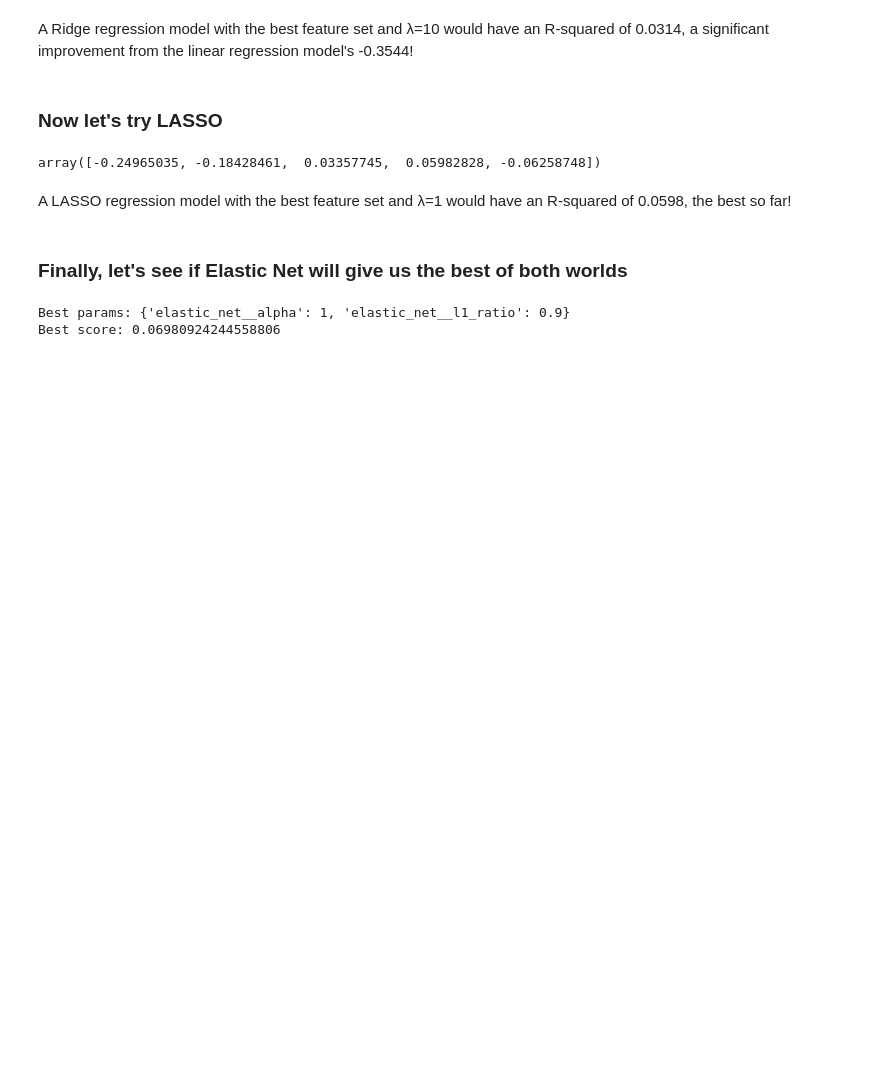
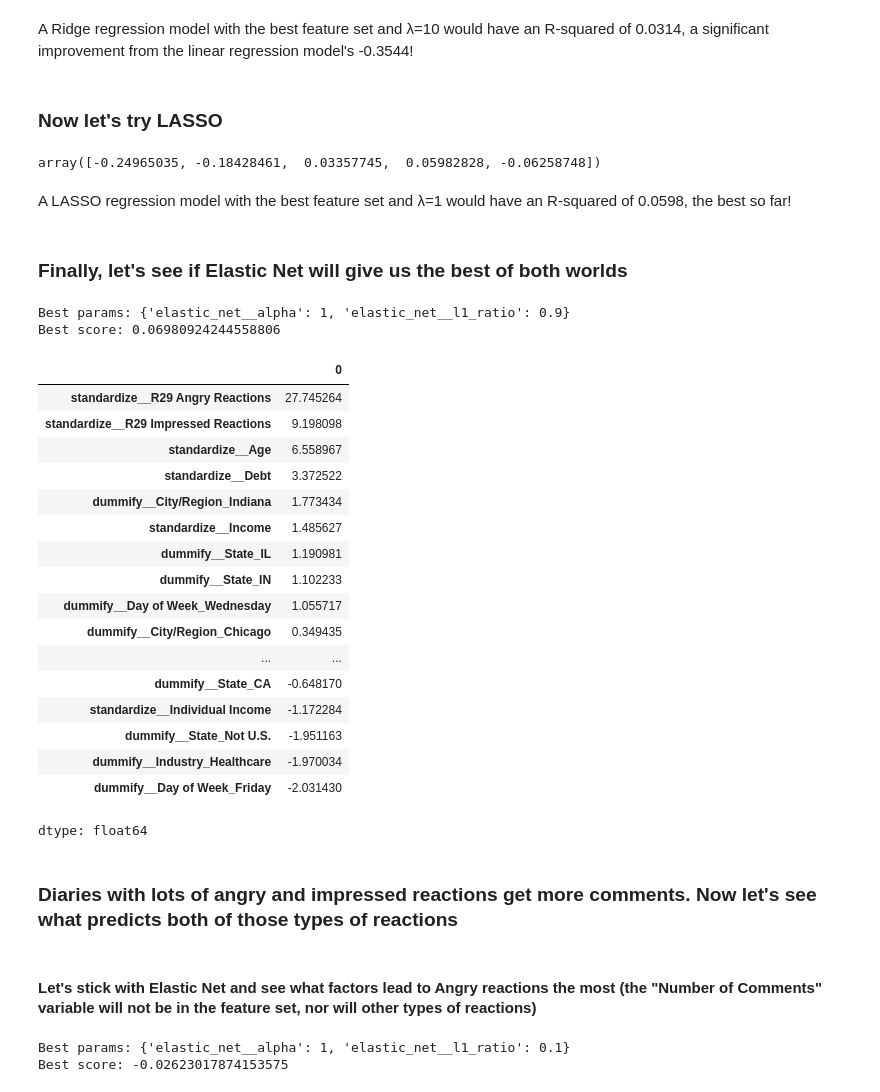
Before and after one commit to mgracie2002/Refinery29-Money-Diaries-Project, a Jupyter notebook: money_diaries_notebook.ipynb, the cells around one changed output. Drawn from its saved outputs; the diff is of its cells as text; code cells hidden in the pictures; blank space fills up the shorter version.

Commit message:
Update Python notebook
This one has predictive models predicting Angry and Impressed reactions, as those are the top two factors predicting number of comments

```diff
--- a/money_diaries_notebook.ipynb
+++ b/money_diaries_notebook.ipynb
@@ -581,3 +580,67 @@ print("Best score:", gscv_fitted.best_score_)
 # %% [output]
 Best params: {'elastic_net__alpha': 1, 'elastic_net__l1_ratio': 0.9}
 Best score: 0.06980924244558806
+# %%
+# Fit elastic net pipeline with the best parameters
+elastic_net_pipeline = Pipeline([("preprocessing", ct), ("elastic_net", ElasticNet(alpha=1, l1_ratio=0.9))])
+elastic_net_pipeline_fitted = elastic_net_pipeline.fit(X, y)
+
+# Get the coefficients of this model for interpretation
+feature_names = ct.get_feature_names_out()
+elastic_net_coefs = elastic_net_pipeline_fitted.named_steps["elastic_net"].coef_
+pd.Series(elastic_net_coefs, index=feature_names).sort_values(ascending=False)
+# %% [output]
+|  | 0 |
+| standardize__R29 Angry Reactions | 27.745264 |
+| standardize__R29 Impressed Reactions | 9.198098 |
+| standardize__Age | 6.558967 |
+| standardize__Debt | 3.372522 |
+| dummify__City/Region_Indiana | 1.773434 |
+| standardize__Income | 1.485627 |
+| dummify__State_IL | 1.190981 |
+| dummify__State_IN | 1.102233 |
+| dummify__Day of Week_Wednesday | 1.055717 |
+| dummify__City/Region_Chicago | 0.349435 |
+| ... | ... |
+| dummify__State_CA | -0.648170 |
+| standardize__Individual Income | -1.172284 |
+| dummify__State_Not U.S. | -1.951163 |
+| dummify__Industry_Healthcare | -1.970034 |
+| dummify__Day of Week_Friday | -2.031430 |
+dtype: float64
+# %% [markdown]
+### Diaries with lots of angry and impressed reactions get more comments. Now let's see what predicts both of those types of reactions
+# %% [markdown]
+#### Let's stick with Elastic Net and see what factors lead to Angry reactions the most (the "Number of Comments" variable will not be in the feature set, nor will other types of reactions)
+# %%
+X = md.drop(["Date", "R29 Love Reactions", "R29 Impressed Reactions", "R29 Surprised Reactions", "R29 Angry Reactions", "R29 Number of Comments"], axis = 1)
+y = md["R29 Angry Reactions"]
+
+ct = ColumnTransformer(
+  [
+    ("dummify",
+    OneHotEncoder(sparse_output = False, handle_unknown="ignore"),
+    make_column_selector(dtype_include=object)),
+    ("standardize",
+    StandardScaler(),
+    make_column_selector(dtype_include=np.number))
+  ],
+  remainder = "passthrough"
+)
+
+elastic_net_pipeline = Pipeline(
+  [("preprocessing", ct),
+  ("elastic_net", ElasticNet())])
+
+param_grid = {
+    "elastic_net__alpha": [0.001, 0.01, 0.1, 1, 10],
+    "elastic_net__l1_ratio": [0.1, 0.3, 0.5, 0.7, 0.9, 1.0]
+}
+
+gscv = GridSearchCV(elastic_net_pipeline, param_grid, cv=5, scoring="r2")
+gscv_fitted = gscv.fit(X, y)
+print("Best params:", gscv_fitted.best_params_)
+print("Best score:", gscv_fitted.best_score_)
+# %% [output]
+Best params: {'elastic_net__alpha': 1, 'elastic_net__l1_ratio': 0.1}
+Best score: -0.02623017874153575
```
Also changed, not shown: parts of 11 cells of this notebook.
